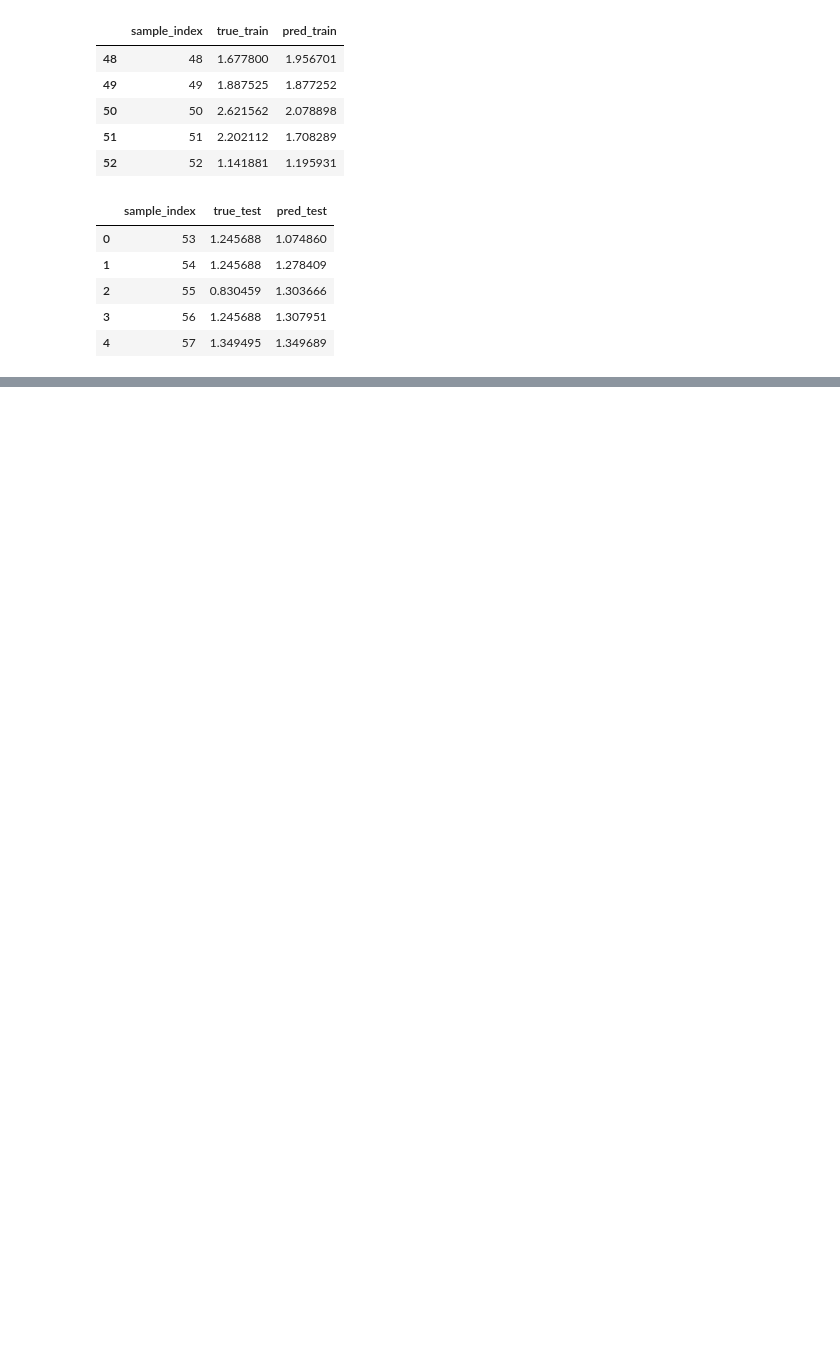
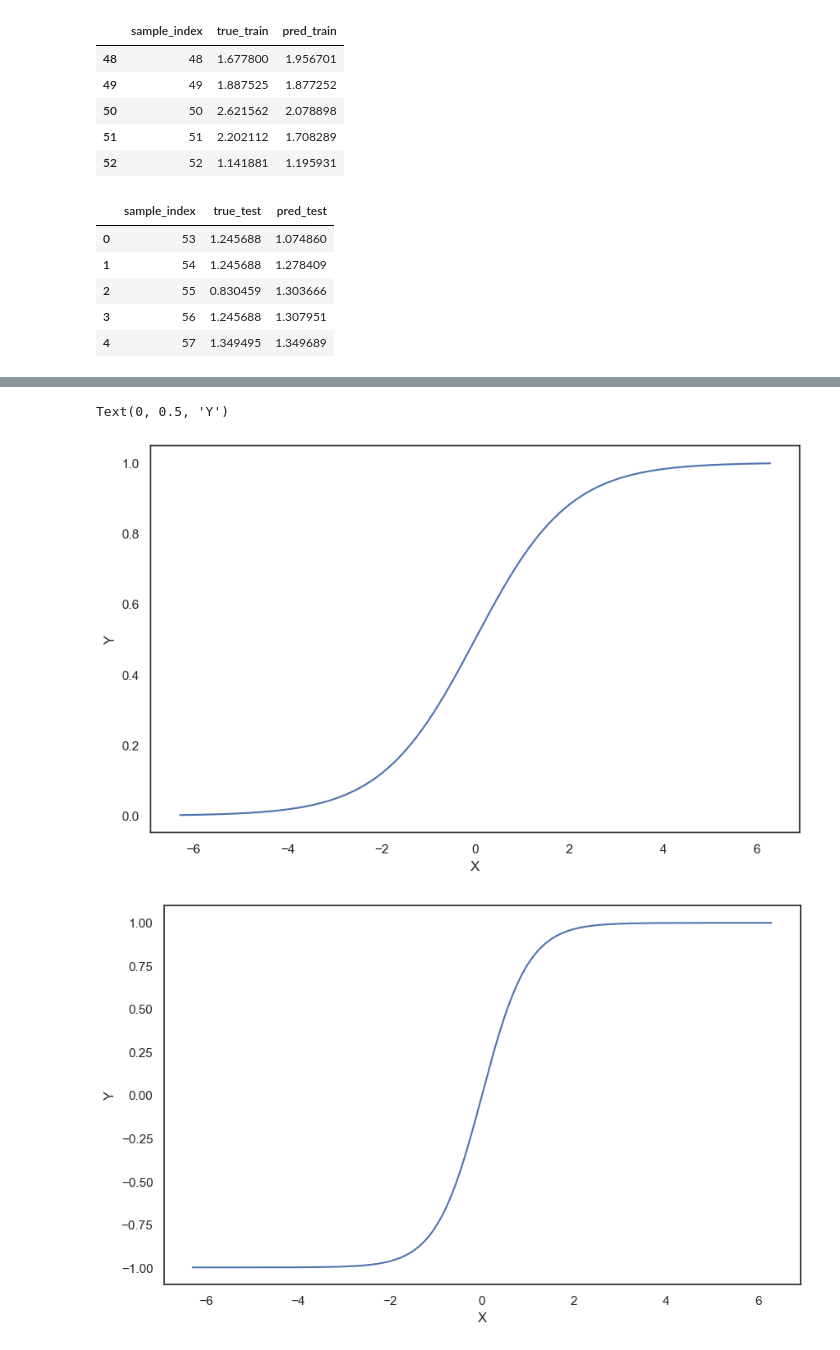
Before and after one commit to dillonallen92/ValleyFeverAnalysis_Cleaned, a Jupyter notebook: data/runs/fresno_Rat_Drought_baseline_2026-04-12_14-47-14_Winner/fresno_data_analysis.ipynb, the cells around one changed output, grey strips where cells are left out. Cells and saved outputs as stored; diff of their text form; code cells hidden in the pictures; blank space fills up the shorter version.

```diff
--- a/data/runs/fresno_Rat_Drought_baseline_2026-04-12_14-47-14_Winner/fresno_data_analysis.ipynb
+++ b/data/runs/fresno_Rat_Drought_baseline_2026-04-12_14-47-14_Winner/fresno_data_analysis.ipynb
@@ -78,0 +156,18 @@ Text(0, 0.5, 'VF Rate')
+# %%
+# random sigmoid graph
+sigmoid = lambda x: 1/(1 + np.exp(-1.0*x))
+x = np.linspace(-2*np.pi, 2*np.pi, 1000)
+
+plt.figure(figsize=(10,6))
+ax = sns.lineplot(x=x, y=sigmoid(x))
+ax.set_xlabel("X")
+ax.set_ylabel("Y")
+
+plt.figure(figsize=(10,6))
+ax = sns.lineplot(x=x, y=np.tanh(x))
+ax.set_xlabel("X")
+ax.set_ylabel("Y")
+# %% [output]
+Text(0, 0.5, 'Y')
+[figure, added]
+[figure, added]
```
Also changed, not shown: parts of 9 cells of this notebook, 12 other files.
